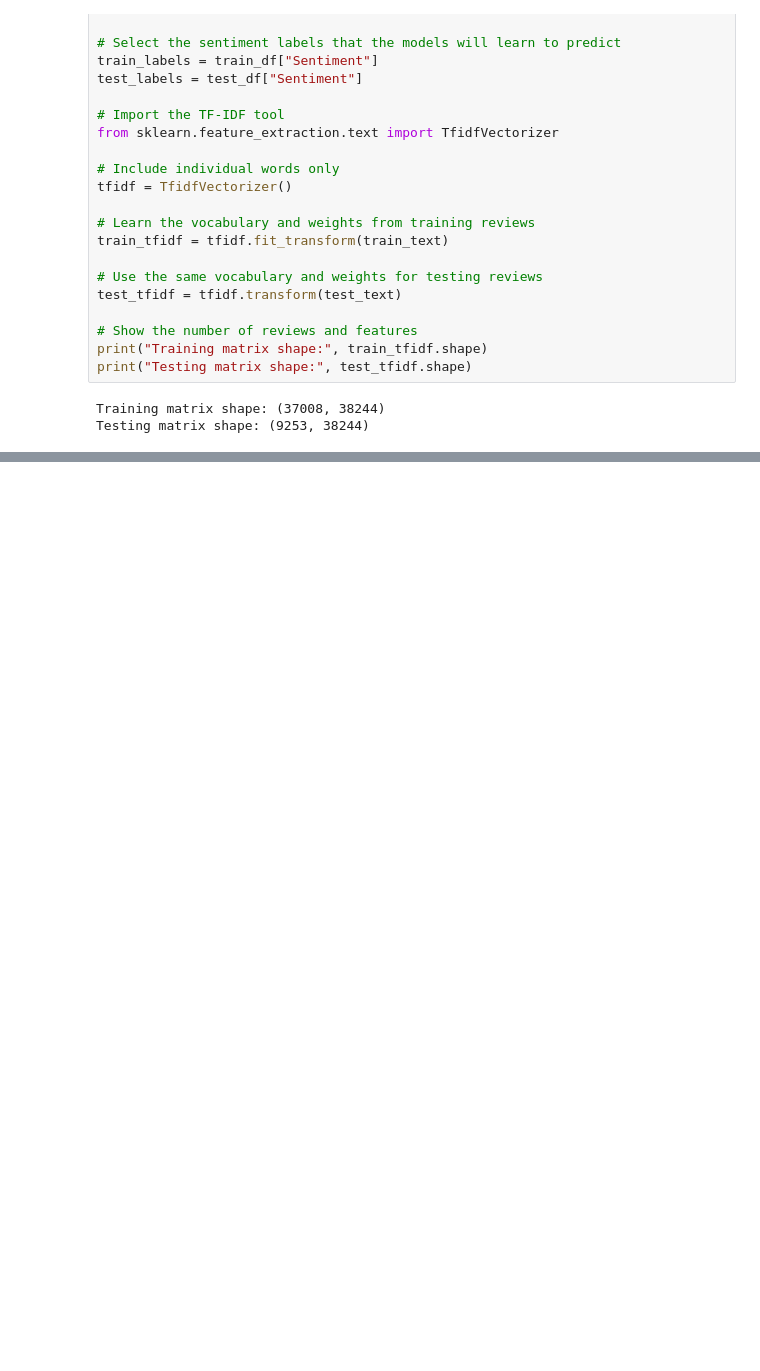
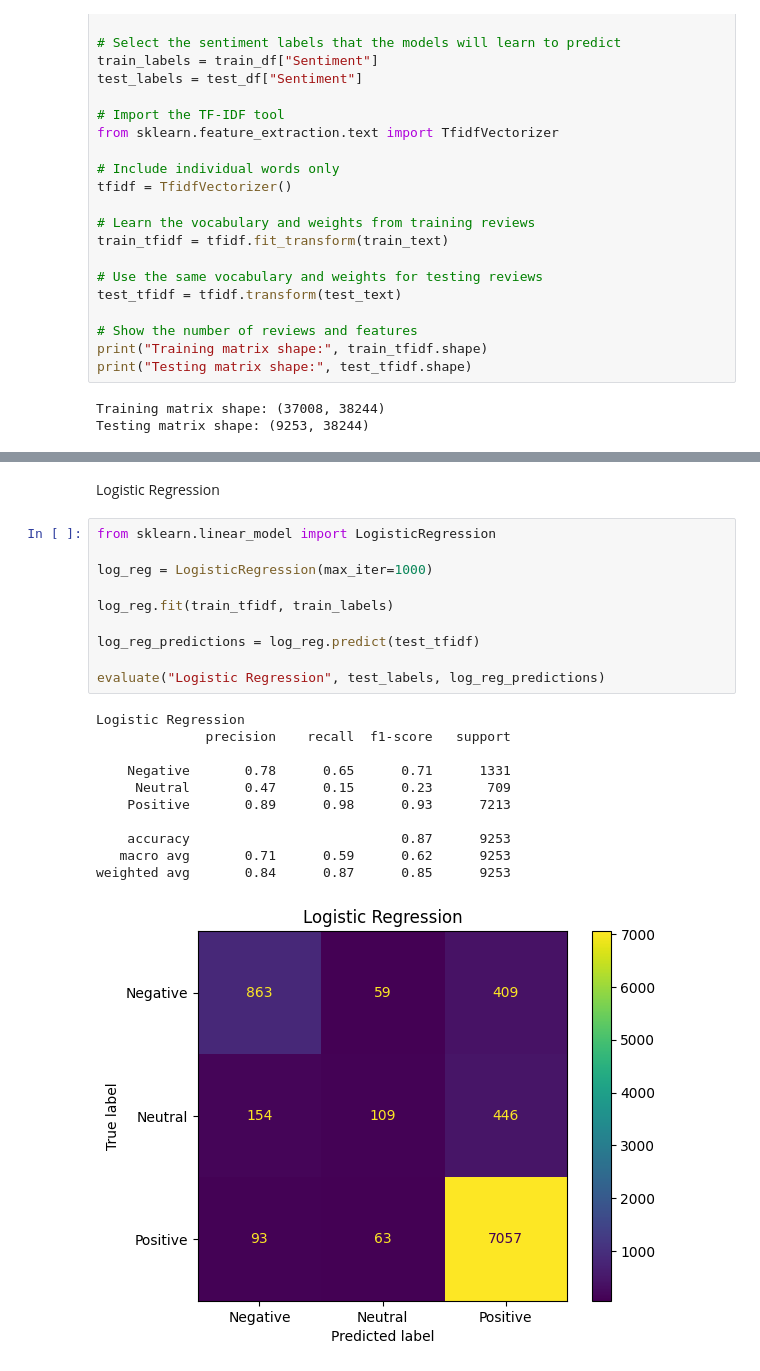
Before and after one commit to ColinWenzel24/amazon-food-review-sentiment-analysis, a Jupyter notebook: notebooks/Logistic_Regression.ipynb, the cells around one changed output, grey strips where cells are left out. Drawn from its saved outputs; the diff is of its cells as text; blank space fills up the shorter version.

```diff
--- a/notebooks/Logistic_Regression.ipynb
+++ b/notebooks/Logistic_Regression.ipynb
@@ -95,0 +137,24 @@ Testing matrix shape: (9253, 38244)
+# %% [markdown]
+Logistic Regression
+# %%
+from sklearn.linear_model import LogisticRegression
+
+log_reg = LogisticRegression(max_iter=1000)
+
+log_reg.fit(train_tfidf, train_labels)
+
+log_reg_predictions = log_reg.predict(test_tfidf)
+
+evaluate("Logistic Regression", test_labels, log_reg_predictions)
+# %% [output]
+Logistic Regression
+              precision    recall  f1-score   support
+
+    Negative       0.78      0.65      0.71      1331
+     Neutral       0.47      0.15      0.23       709
+    Positive       0.89      0.98      0.93      7213
+
+    accuracy                           0.87      9253
+   macro avg       0.71      0.59      0.62      9253
+weighted avg       0.84      0.87      0.85      9253
+[figure, added]
```
Also changed, not shown: parts of 4 cells of this notebook.
